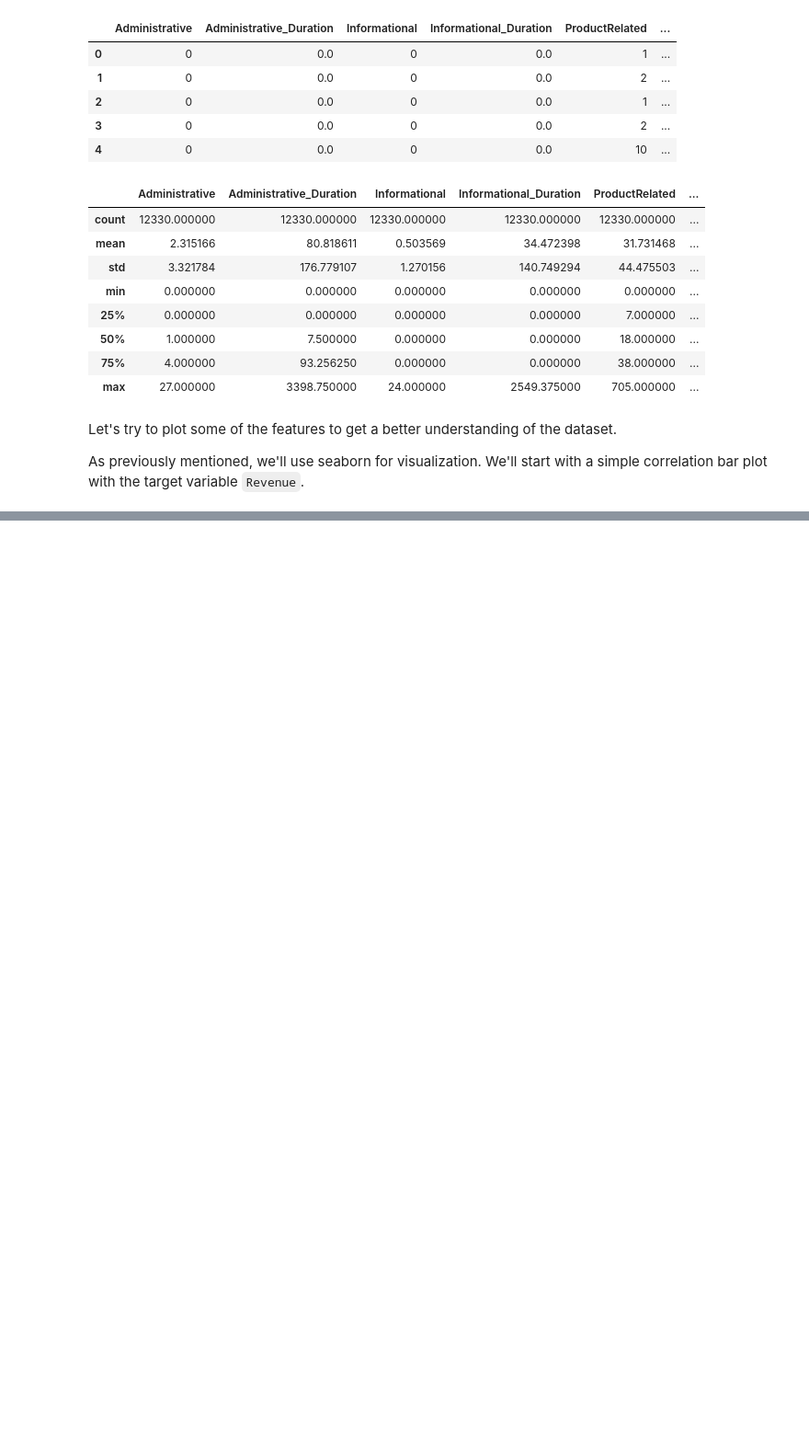
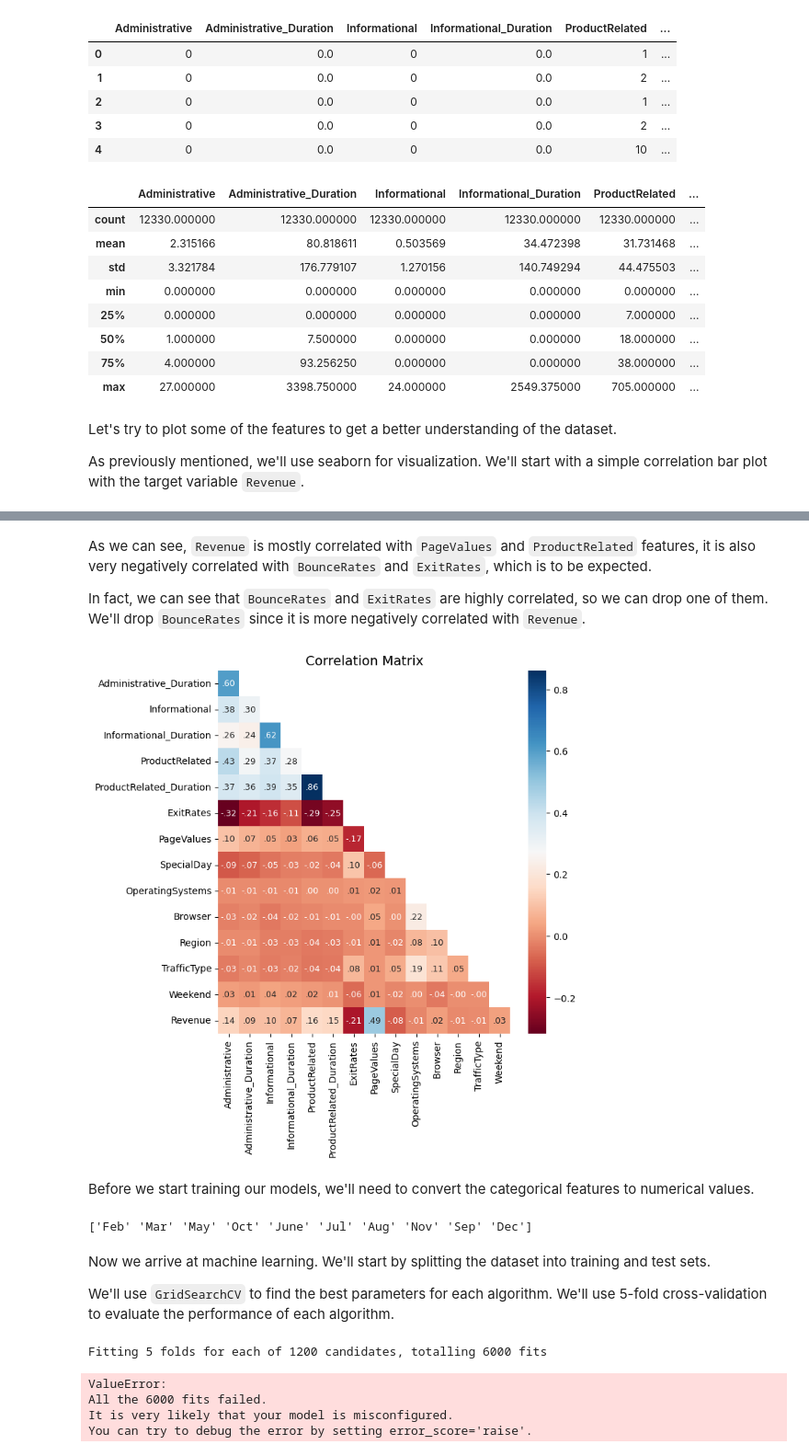
Before and after one commit to VsnGamer/ia-2022, a Jupyter notebook: A2/Assignment_2.ipynb, the cells around one changed output, grey strips where cells are left out. Shown at 92% size. Cells and saved outputs as stored; diff of their text form; code cells hidden in the pictures; blank space fills up the shorter version.

Commit message:
More preprocessing Start training with DecisionTreeClassifier

```diff
--- a/A2/Assignment_2.ipynb
+++ b/A2/Assignment_2.ipynb
@@ -78,0 +91,62 @@ seaborn.barplot(x=corr_matrix['Revenue'],
+# %% [markdown]
+As we can see, `Revenue` is mostly correlated with `PageValues` and `ProductRelated` features, it is also very negatively correlated with `BounceRates` and `ExitRates`, which is to be expected.
+
+In fact, we can see that `BounceRates` and `ExitRates` are highly correlated, so we can drop one of them. We'll drop `BounceRates` since it is more negatively correlated with `Revenue`.
+# %%
+data_filtered = data.drop(columns=['BounceRates'])
+
+# check correlation matrix again
+plot_correlation_matrix(data_filtered)
+# %% [output]
+[figure, added]
+# %% [markdown]
+Before we start training our models, we'll need to convert the categorical features to numerical values.
+# %%
+# check if there are any invalid month values
+print(data_filtered['Month'].unique())
+
+# convert `June` to `Jun` otherwise pandas will not be able to convert it to a numeric value
+data_filtered['Month'] = data_filtered['Month'].replace('June', 'Jun')
+
+# convert `Month` to a numeric value
+data_filtered['Month'] = pandas.to_datetime(data_filtered['Month'], format='%b').dt.month
+
+# convert `VisitorType` to a numeric value using `get_dummies`
+data_filtered = pandas.get_dummies(data_filtered, columns=['VisitorType'])
+# %% [output]
+['Feb' 'Mar' 'May' 'Oct' 'June' 'Jul' 'Aug' 'Nov' 'Sep' 'Dec']
+# %% [markdown]
+Now we arrive at machine learning. We'll start by splitting the dataset into training and test sets.
+
+We'll use `GridSearchCV` to find the best parameters for each algorithm. We'll use 5-fold cross-validation to evaluate the performance of each algorithm.
+# %%
+from sklearn.model_selection import GridSearchCV
+from sklearn.tree import DecisionTreeClassifier
+
+def grid_search(model, params, X, y):
+    grid = GridSearchCV(model, params, cv=5, scoring='accuracy', n_jobs=-1, verbose=1)
+    grid.fit(X, y)
+    return grid
+
+X = data_filtered.drop(columns=['Revenue'])
+y = data_filtered['Revenue']
+
+
+params = {
+    'criterion': ['gini', 'entropy'],
+    'max_depth': [None, 2, 4, 6, 8, 10],
+    'min_samples_split': [2, 4, 6, 8, 10],
+    'min_samples_leaf': [1, 2, 3, 4, 5],
+    'max_features': [None, 'auto', 'sqrt', 'log2']
+}
+
+grid = grid_search(DecisionTreeClassifier(), params, X, y)
+
+print("Best score: ", grid.best_score_)
+print("Best params: ", grid.best_params_)
+# %% [output]
+Fitting 5 folds for each of 1200 candidates, totalling 6000 fits
+ValueError:
+All the 6000 fits failed.
+It is very likely that your model is misconfigured.
+You can try to debug the error by setting error_score='raise'.
```
Also changed, not shown: parts of 2 cells of this notebook.
